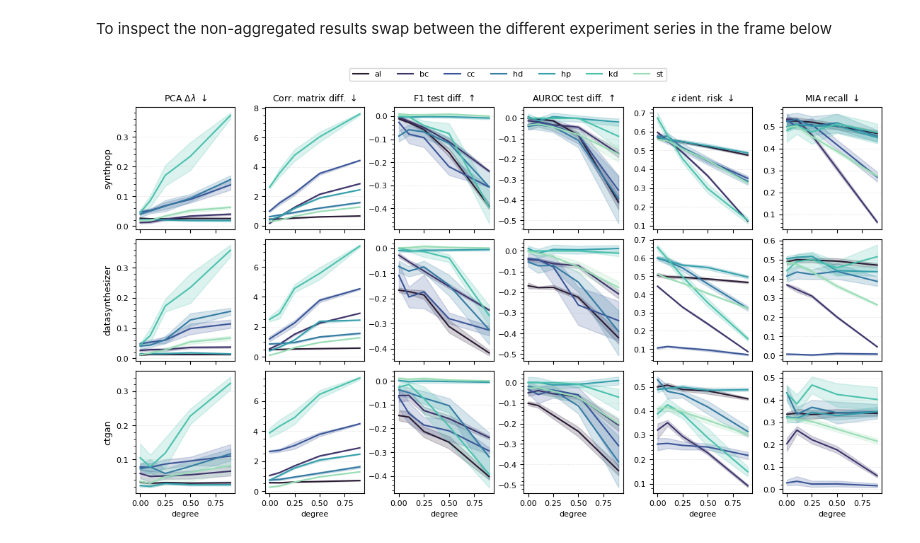
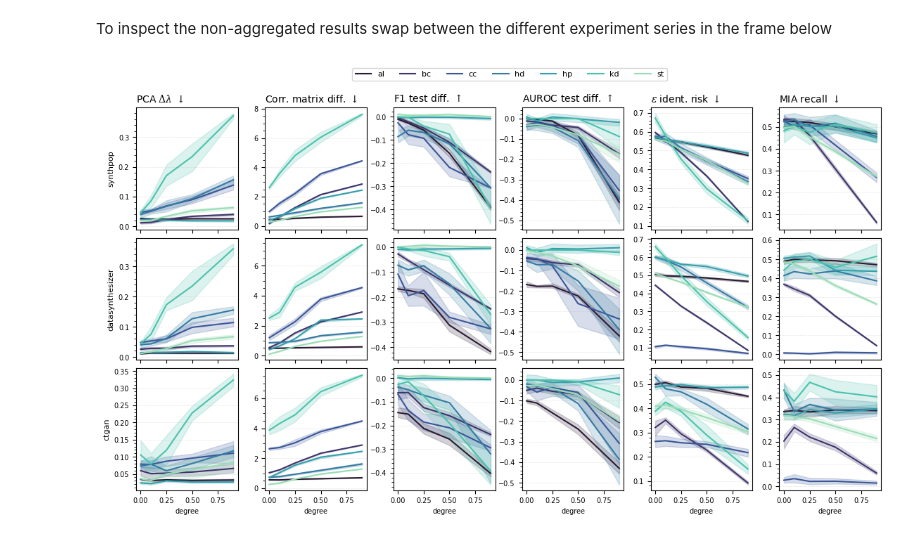
Before and after one commit to notna07/disjoint-synthetic-data-generation, a Jupyter notebook: 01_same_model_partitions.ipynb, the cells around one changed output. Saved outputs shown, nothing was run; the diff lists cells and outputs as text; code cells hidden in the pictures.

```diff
--- a/01_same_model_partitions.ipynb
+++ b/01_same_model_partitions.ipynb
@@ -356,4 +225,6 @@ def utility_privacy_noise_figure(results: pd.DataFrame, partition_results: pd.Da
 # %%
+from experiments.auxiliaries.plotting import figure10_metrics_vs_noise_aggregate
+
 exp_names = {
     "random_shuffle" : r"Random shuffle",
     "random_replace" : r"Random replace",
@@ -374,11 +245,12 @@ metrics = {
 results_partitions = pd.read_csv('experiments/results/01_utility_privacy_concat.csv')
 results_noise = pd.read_csv(f'experiments/results/01_noise_baseline.csv')
 
-#add the partitions=1 results to the noise results dataframe as degree=0 to all exp_name
+# Add the partitions=1 results to the noise results dataframe as degree=0 to all exp_name
 results_baseline = results_partitions[results_partitions['partitions']==1].copy()
 results_baseline = pd.concat([results_baseline.copy().assign(exp_name=exp_name, degree=0) for exp_name in exp_names], ignore_index=True)
 
 results = pd.concat([results_baseline, results_noise], ignore_index=True)
-fig = utility_privacy_noise_figure(results, results_partitions, exp_names, models, metrics,
-            return_flag=False, save_name="figureB2_noise_supplement")
+
+fig = figure10_metrics_vs_noise_aggregate(results, results_partitions, exp_names, models, metrics,
+            return_flag=False, save_name="figure10_metrics_vs_noise_aggregate")
 # %% [output]
@@ -389,7 +261,13 @@ fig = utility_privacy_noise_figure(results, results_partitions, exp_names, model
 import seaborn as sns
 import matplotlib.pyplot as plt
 
-def utility_privacy_experiment_degree_figure(results, exp_name, models, metrics, return_flag=True):
+plt.rcParams.update({
+    'font.size': 7,
+    'font.family': 'sans-serif',
+    "mathtext.fontset": "dejavuserif"
+    })
+
+def extra_metrics_vs_noise_aggregate(results, exp_name, models, metrics, return_flag=True):
     fig, axes = plt.subplots(len(models), len(metrics), figsize=(11, 6), sharex=True)
 
     for j, metric in enumerate(metrics.keys()):
@@ -402,15 +280,15 @@ def utility_privacy_experiment_degree_figure(results, exp_name, models, metrics,
             sns.lineplot(data=df_subset, x="degree", y=metric, hue="data", ax=axes[i, j], palette='mako')
             axes[i, j].get_legend().remove()
 
-            if i == 0: axes[i, j].set_title(metrics[metric], fontsize=9)
+            if i == 0: axes[i, j].set_title(metrics[metric], fontsize=10, loc='left')
 
             if j == 0:
-                axes[i, j].set_ylabel(model, fontsize=9)
+                axes[i, j].set_ylabel(model, fontsize=8)
             else:
                 axes[i, j].set_ylabel('')
 
             if i == len(models)-1:
-                axes[i, j].set_xlabel('degree')
+                axes[i, j].set_xlabel('degree', fontsize=8)
 
     handles, labels = axes[0, 0].get_legend_handles_labels()
     fig.legend(handles, labels, loc='upper center', ncol=7, fontsize=8, bbox_to_anchor=(0.52, 1.07), bbox_transform=fig.transFigure)
@@ -421,27 +299,28 @@ def utility_privacy_experiment_degree_figure(results, exp_name, models, metrics,
 # %%
 exp_name = "random_shuffle"     # can be "random_shuffle", "random_replace", or "gaussian_noise"
 
 models = ['synthpop', 'datasynthesizer', 'ctgan']
 
 metrics = {
     "pca_eigval_diff" : r"PCA $\Delta\lambda$ $\downarrow$",
     "corr_mat_diff": r"Corr. matrix diff. $\downarrow$",
     "avg_F1_diff_hout": r"F1 test diff. $\uparrow$",
     "auroc": r"AUROC test diff. $\uparrow$",
     "eps_identif_risk": r"$\varepsilon$ ident. risk $\downarrow$",
     "mia_recall": r"MIA recall $\downarrow$",
 }
 
 # file that contains the degree=0 results for the noise experiments (i.e. the same as partition baseline case)
 results_partitions = pd.read_csv('experiments/results/01_utility_privacy_concat.csv')
 results_noise = pd.read_csv(f'experiments/results/01_noise_baseline.csv')
 
 #add the partitions=1 results to the noise results dataframe as degree=0 to all exp_name
 results_baseline = results_partitions[results_partitions['partitions']==1].copy()
 results_baseline['exp_name'] = exp_name
 results_baseline['degree'] = 0
 
 results = pd.concat([results_baseline, results_noise], ignore_index=True)
-fig = utility_privacy_experiment_degree_figure(results, exp_name, models, metrics)
+
+fig = extra_metrics_vs_noise_aggregate(results, exp_name, models, metrics)
 # %% [output]
-[figure, old version]
+[figure, new version]
```
Also changed, not shown: parts of 9 cells of this notebook, 2 other files.
